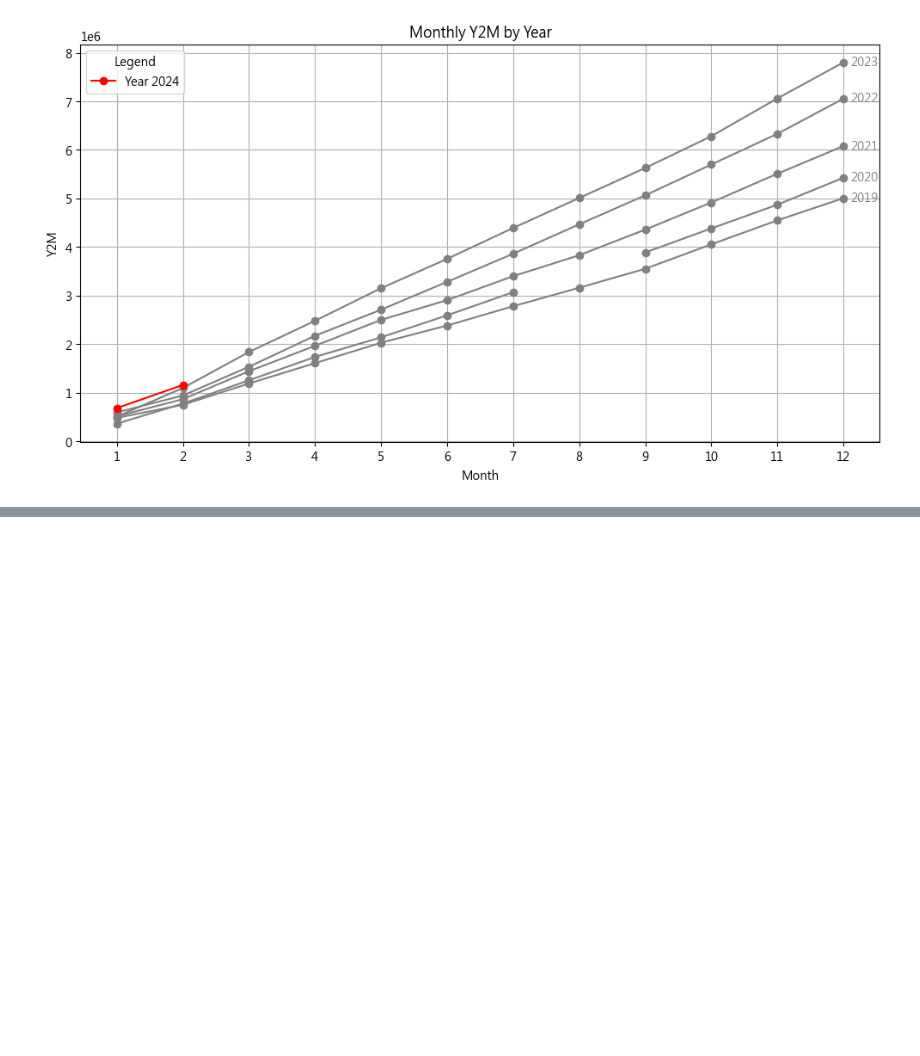
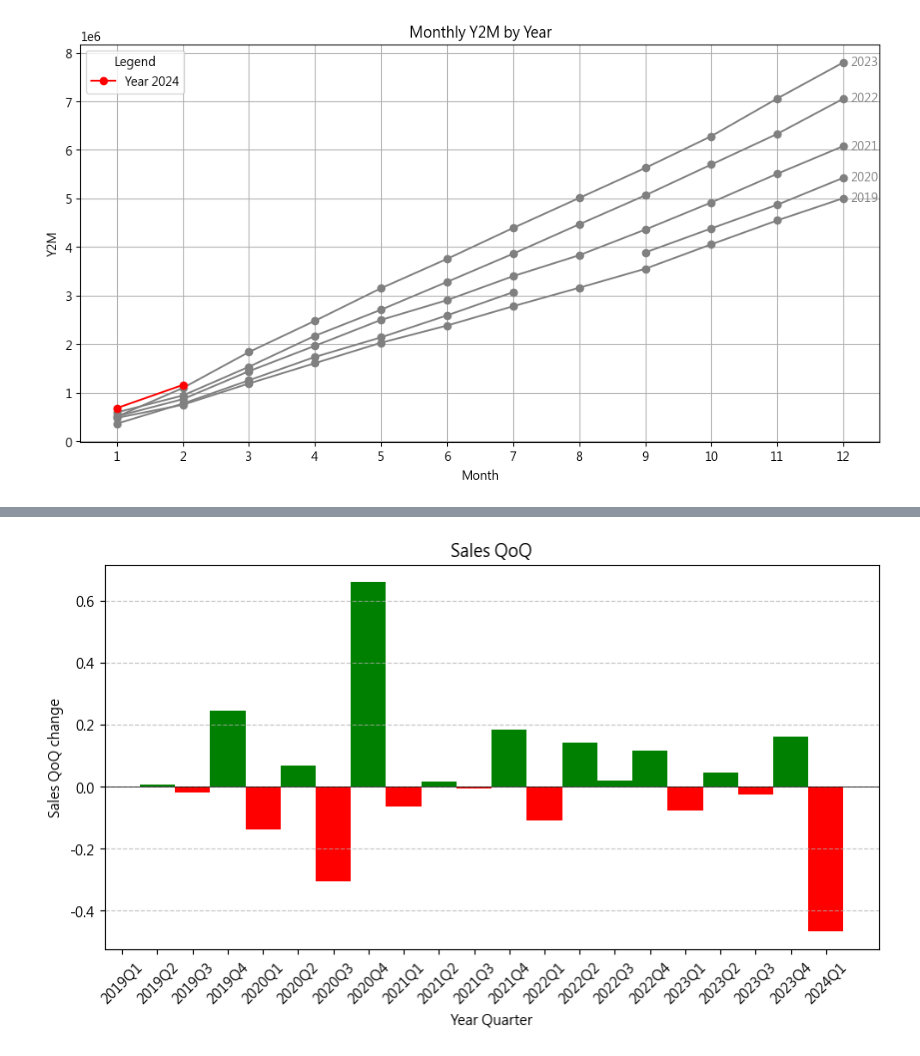
Before and after one commit to YFYDataTeam/credit_investigation, a Jupyter notebook: test1.ipynb, the cells around one changed output, grey strips where cells are left out. Cells and saved outputs as stored; diff of their text form; code cells hidden in the pictures; blank space fills up the shorter version.

```diff
--- a/backend/test1.ipynb
+++ b/test1.ipynb
@@ -568,3 +566,19 @@ plt.show()
 posx and posy should be finite values
 posx and posy should be finite values
 [figure]
+# %%
+def create_qurter(period_month):
+    if period_month in range(1,4,1):
+        return "Q1"
+    elif period_month in range (4,7,1):
+        return "Q2"
+    elif period_month in range(7,10,1):
+        return "Q3"
+    else:
+        return "Q4"
+# %%
+df_mops["quarter"] = df_mops['period_month'].apply(create_qurter)
+df_mops['year_quarter'] = df_mops['period_year'].astype(str) + df_mops['quarter']
+# %%
+df_mops_QoQ = df_mops.groupby('year_quarter').agg(year_quarter_sales= ('sales','sum')).reset_index()
+df_mops_QoQ['QoQ'] = (df_mops_QoQ['year_quarter_sales']/df_mops_QoQ['year_quarter_sales'].shift(1)).dropna()-1
@@ -570,0 +605,30 @@ posx and posy should be finite values
+# %%
+def mops_bar_plot_2(df, colors, x_axis, y_axis, x_label, y_label, title, width=20):
+
+
+    plt.figure(figsize=(10, 5))
+    plt.bar(df[x_axis], df[y_axis], color=colors, width=width)
+    plt.title(title)
+    plt.xlabel(x_label)
+    plt.ylabel(y_label)
+    plt.axhline(0, color='black', linewidth=0.5)  # Add a line at y=0 for reference
+    plt.xticks(rotation=45)
+    plt.grid(axis='y', linestyle='--', alpha=0.7)
+    plt.show()
+
+    # img_buf = io.BytesIO()
+    # plt.savefig(img_buf, format='png')
+    # img_buf.seek(0)
+    # plt.close('all')
+
+    # return img_buf
+# %%
+x_axis = 'year_quarter'
+y_axis = 'QoQ'
+x_label = 'Year Quarter'
+y_label = 'Sales QoQ change'
+title = 'Sales QoQ'
+colors = ['green' if x > 0 else 'red' for x in df_mops_QoQ['QoQ']]
+mops_bar_plot_2(df_mops_QoQ, colors, x_axis, y_axis, x_label, y_label, title, width=1)
+# %% [output]
+[figure, added]
```
Also changed, not shown: parts of 11 cells of this notebook, 3 other files.
